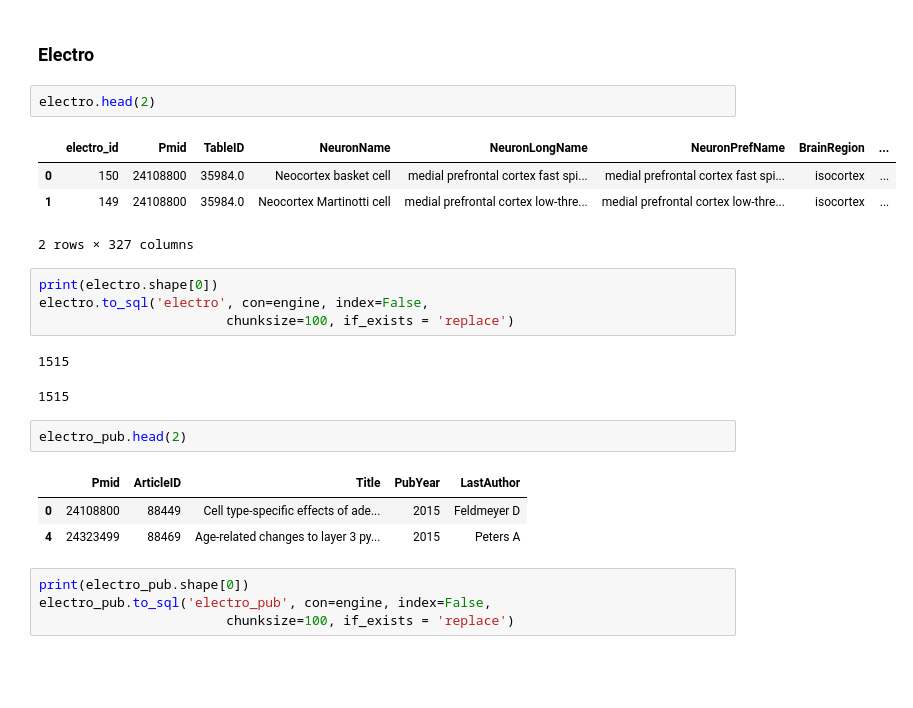
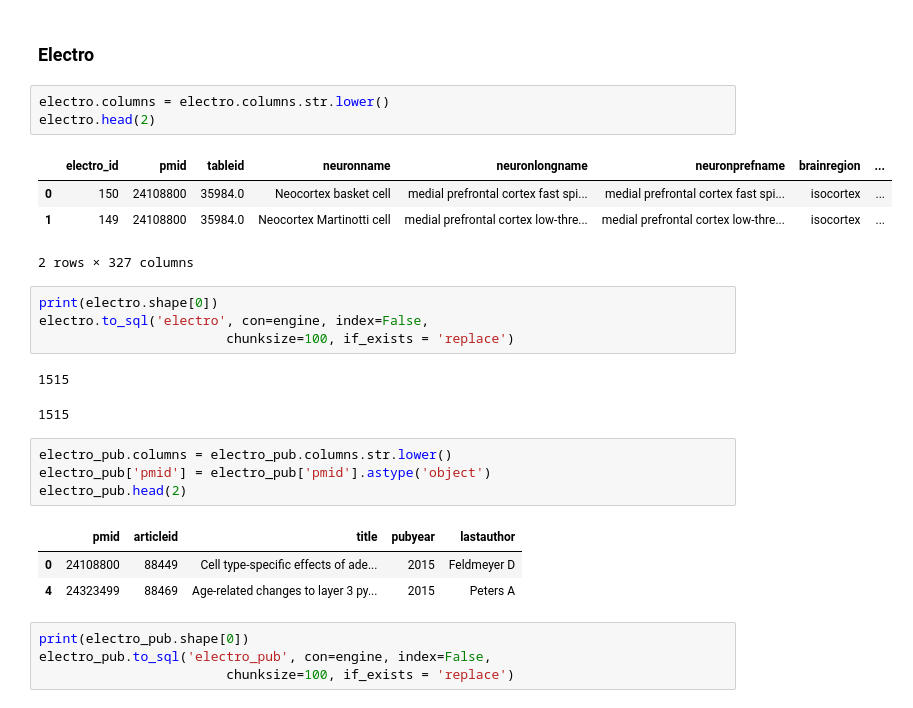
Before and after one commit to eanelson01/neurodash, a Jupyter notebook: neurodatabase.ipynb, the cells around one changed output. Saved outputs shown, nothing was run; the diff lists cells and outputs as text; blank space fills up the shorter version.

```diff
--- a/neurodatabase.ipynb
+++ b/neurodatabase.ipynb
@@ -1426,9 +1430,10 @@ neuron_doi.to_sql('neuron_doi', con=engine, index=False,
 # %% [markdown]
 ### Electro
 # %%
+electro.columns = electro.columns.str.lower()
 electro.head(2)
 # %% [output]
-|  | electro_id | Pmid | TableID | NeuronName | NeuronLongName | NeuronPrefName | BrainRegion | ... |
+|  | electro_id | pmid | tableid | neuronname | neuronlongname | neuronprefname | brainregion | ... |
 | 0 | 150 | 24108800 | 35984.0 | Neocortex basket cell | medial prefrontal cortex fast spi... | medial prefrontal cortex fast spi... | isocortex | ... |
 | 1 | 149 | 24108800 | 35984.0 | Neocortex Martinotti cell | medial prefrontal cortex low-thre... | medial prefrontal cortex low-thre... | isocortex | ... |
 2 rows × 327 columns
@@ -1440,9 +1445,11 @@ electro.to_sql('electro', con=engine, index=False,
 1515
 1515
 # %%
+electro_pub.columns = electro_pub.columns.str.lower()
+electro_pub['pmid'] = electro_pub['pmid'].astype('object')
 electro_pub.head(2)
 # %% [output]
-|  | Pmid | ArticleID | Title | PubYear | LastAuthor |
+|  | pmid | articleid | title | pubyear | lastauthor |
 | 0 | 24108800 | 88449 | Cell type-specific effects of ade... | 2015 | Feldmeyer D |
 | 4 | 24323499 | 88469 | Age-related changes to layer 3 py... | 2015 | Peters A |
 # %%
```
Also changed, not shown: parts of 7 cells of this notebook, 5 other files.
